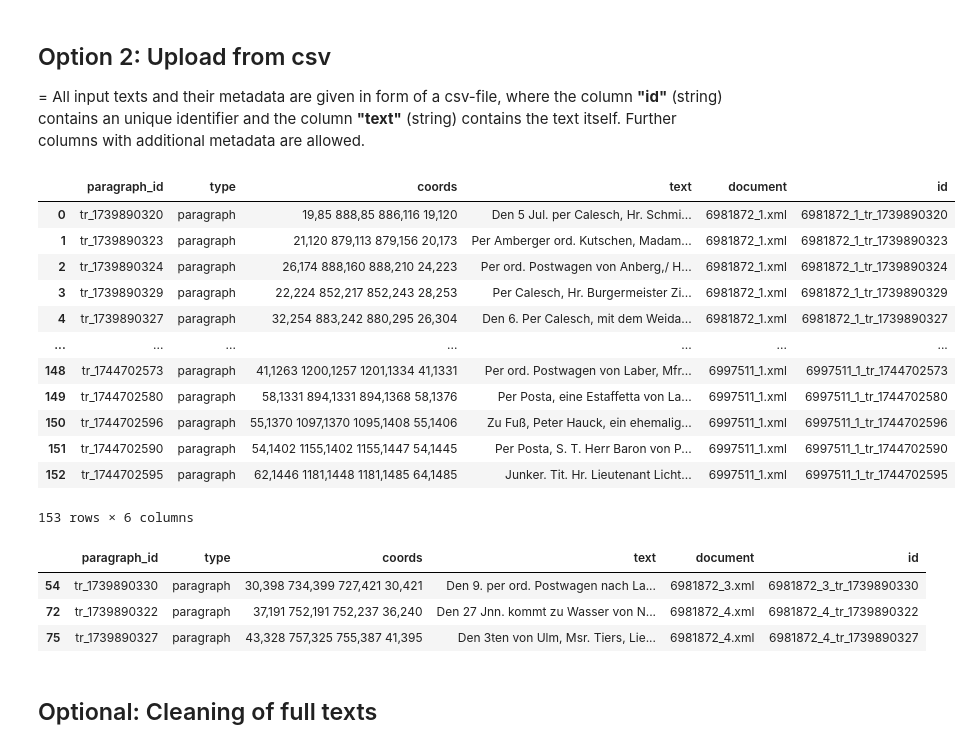
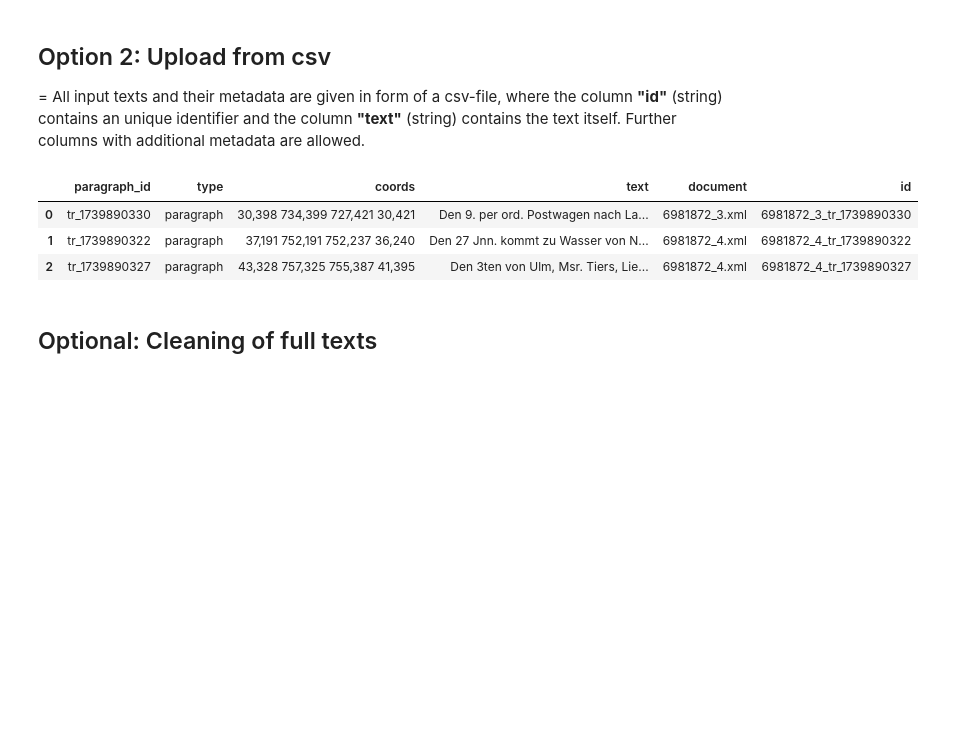
Before and after one commit to nrastinger/llm-assisted-list-analysis, a Jupyter notebook: LLM-assisted-list-analysis.ipynb, the cells around one changed output. Cells and saved outputs as stored; diff of their text form; code cells hidden in the pictures; blank space fills up the shorter version.

```diff
--- a/LLM-assisted-list-analysis.ipynb
+++ b/LLM-assisted-list-analysis.ipynb
@@ -542,37 +617,14 @@ data
 
 = All input texts and their metadata are given in form of a csv-file, where the column **"id"** (string) contains an unique identifier and the column **"text"** (string) contains the text itself. Further columns with additional metadata are allowed.
 # %%
-csv_path = "/content/drive/MyDrive/DOC_Dissertation_Listen/Teil_3_Fallstudie/NER mit LLMs/Jupyter Notebook für Auswertung von Listen mit GPT/paragraphs_with_text.csv" #Set to path of csv file❗️
+csv_path = "/content/llm-assisted-list-analysis/example-data/input-texts/RD-arrival-list-entries.csv" #Set to path of csv file❗️
 data = pd.read_csv(csv_path)
-data
+data.head()
 # %% [output]
 |  | paragraph_id | type | coords | text | document | id |
-| 0 | tr_1739890320 | paragraph | 19,85 888,85 886,116 19,120 | Den 5 Jul. per Calesch, Hr. Schmi... | 6981872_1.xml | 6981872_1_tr_1739890320 |
-| 1 | tr_1739890323 | paragraph | 21,120 879,113 879,156 20,173 | Per Amberger ord. Kutschen, Madam... | 6981872_1.xml | 6981872_1_tr_1739890323 |
-| 2 | tr_1739890324 | paragraph | 26,174 888,160 888,210 24,223 | Per ord. Postwagen von Anberg,/ H... | 6981872_1.xml | 6981872_1_tr_1739890324 |
-| 3 | tr_1739890329 | paragraph | 22,224 852,217 852,243 28,253 | Per Calesch, Hr. Burgermeister Zi... | 6981872_1.xml | 6981872_1_tr_1739890329 |
-| 4 | tr_1739890327 | paragraph | 32,254 883,242 880,295 26,304 | Den 6. Per Calesch, mit dem Weida... | 6981872_1.xml | 6981872_1_tr_1739890327 |
-| ... | ... | ... | ... | ... | ... | ... |
-| 148 | tr_1744702573 | paragraph | 41,1263 1200,1257 1201,1334 41,1331 | Per ord. Postwagen von Laber, Mfr... | 6997511_1.xml | 6997511_1_tr_1744702573 |
-| 149 | tr_1744702580 | paragraph | 58,1331 894,1331 894,1368 58,1376 | Per Posta, eine Estaffetta von La... | 6997511_1.xml | 6997511_1_tr_1744702580 |
-| 150 | tr_1744702596 | paragraph | 55,1370 1097,1370 1095,1408 55,1406 | Zu Fuß, Peter Hauck, ein ehemalig... | 6997511_1.xml | 6997511_1_tr_1744702596 |
-| 151 | tr_1744702590 | paragraph | 54,1402 1155,1402 1155,1447 54,1445 | Per Posta, S. T. Herr Baron von P... | 6997511_1.xml | 6997511_1_tr_1744702590 |
-| 152 | tr_1744702595 | paragraph | 62,1446 1181,1448 1181,1485 64,1485 | Junker. Tit. Hr. Lieutenant Licht... | 6997511_1.xml | 6997511_1_tr_1744702595 |
+| 0 | tr_1739890330 | paragraph | 30,398 734,399 727,421 30,421 | Den 9. per ord. Postwagen nach La... | 6981872_3.xml | 6981872_3_tr_1739890330 |
+| 1 | tr_1739890322 | paragraph | 37,191 752,191 752,237 36,240 | Den 27 Jnn. kommt zu Wasser von N... | 6981872_4.xml | 6981872_4_tr_1739890322 |
+| 2 | tr_1739890327 | paragraph | 43,328 757,325 755,387 41,395 | Den 3ten von Ulm, Msr. Tiers, Lie... | 6981872_4.xml | 6981872_4_tr_1739890327 |
-153 rows × 6 columns
-# %%
-# prompt: keep only the rows with the ids: tr_1739890322, tr_1739890327, tr_1739890330
-
-# Filter the DataFrame to keep only specified IDs
-selected_ids = ['6981872_3_tr_1739890330', '6981872_4_tr_1739890322', '6981872_4_tr_1739890327']
-data = data[data['id'].isin(selected_ids)].copy()
-data = data.reset_index(drop=True)
-# Now 'filtered_data' contains only the rows with the desired IDs
-data
-# %% [output]
-|  | paragraph_id | type | coords | text | document | id |
-| 54 | tr_1739890330 | paragraph | 30,398 734,399 727,421 30,421 | Den 9. per ord. Postwagen nach La... | 6981872_3.xml | 6981872_3_tr_1739890330 |
-| 72 | tr_1739890322 | paragraph | 37,191 752,191 752,237 36,240 | Den 27 Jnn. kommt zu Wasser von N... | 6981872_4.xml | 6981872_4_tr_1739890322 |
-| 75 | tr_1739890327 | paragraph | 43,328 757,325 755,387 41,395 | Den 3ten von Ulm, Msr. Tiers, Lie... | 6981872_4.xml | 6981872_4_tr_1739890327 |
 # %% [markdown]
 ## Optional: Cleaning of full texts
 # %% [markdown]
```
Also changed, not shown: parts of 81 cells of this notebook.
